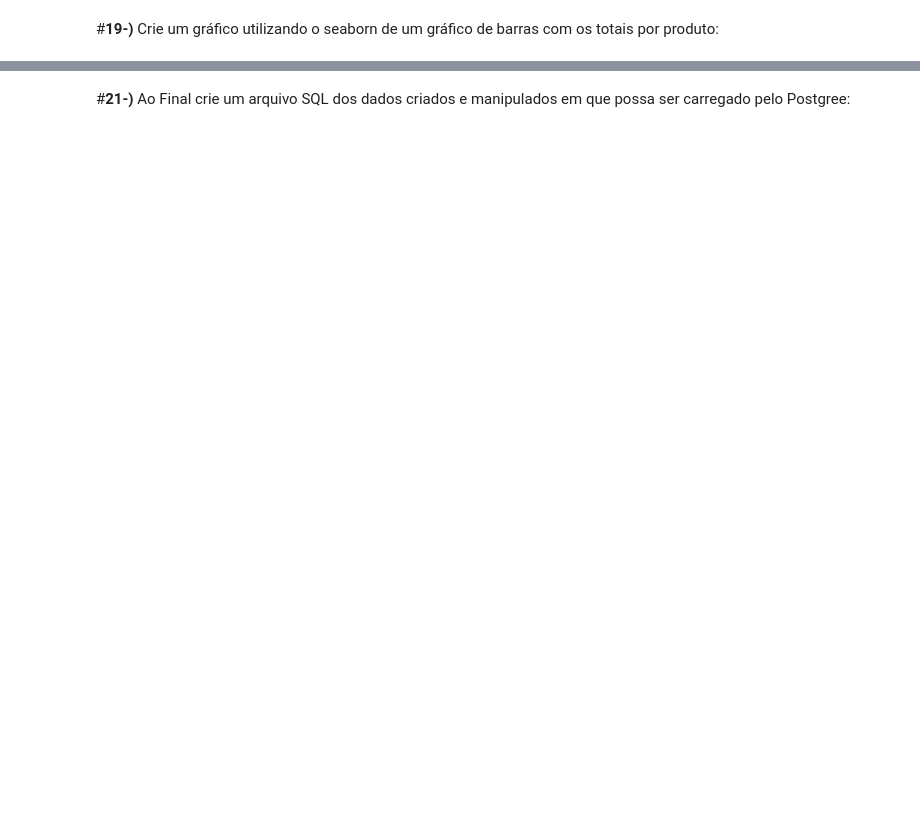
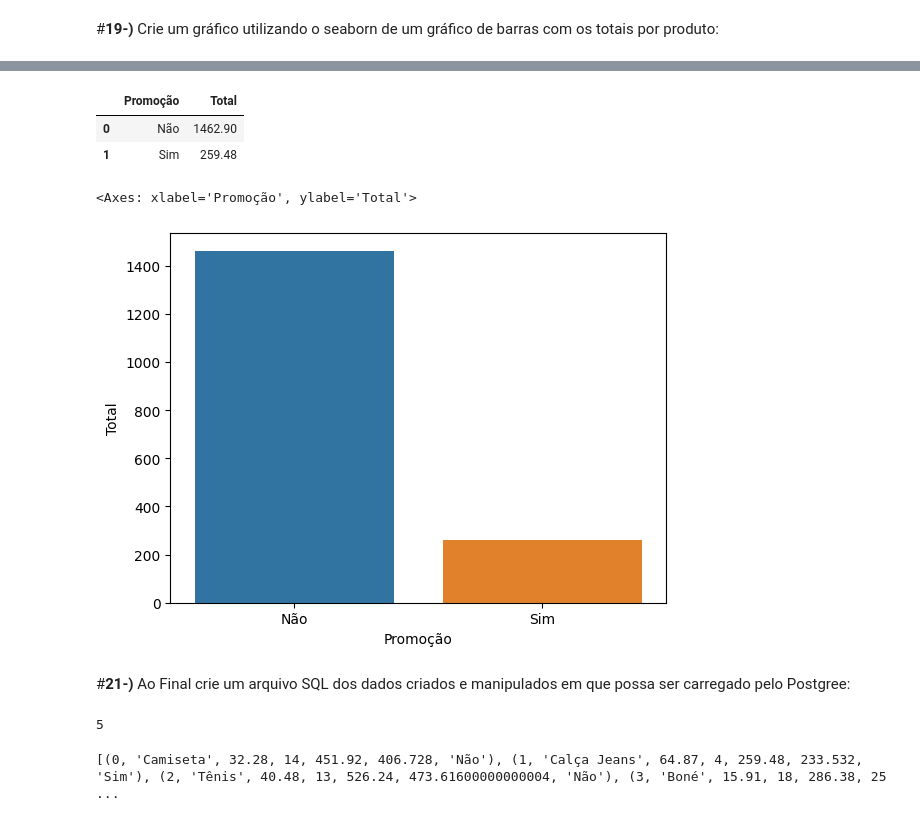
Before and after one commit to s1ms2l8/Revisao-Python, a Jupyter notebook: Atividade_Revisão_Python.ipynb, the cells around one changed output, grey strips where cells are left out. Saved outputs shown, nothing was run; the diff lists cells and outputs as text; code cells hidden in the pictures; blank space fills up the shorter version.

```diff
--- a/Atividade_Revisão_Python.ipynb
+++ b/Atividade_Revisão_Python.ipynb
@@ -419,4 +467,26 @@ import seaborn as sns
+# %%
+Totais_Promocao = df.groupby("Promoção")["Total"].sum().reset_index(drop=False)
+Totais_Promocao
+# %% [output]
+|  | Promoção | Total |
+| 0 | Não | 1462.90 |
+| 1 | Sim | 259.48 |
+# %%
+sns.barplot(data=Totais_Promocao, x='Promoção', y='Total')
+# %% [output]
+<Axes: xlabel='Promoção', ylabel='Total'>
+[figure, added]
 # %% [markdown]
 #**21-)** Ao Final crie um arquivo SQL dos dados criados e manipulados em que possa ser carregado pelo Postgree:
 # %%
 # Resposta
+# %%
+from sqlalchemy import create_engine, text
+engine = create_engine('sqlite:///:memory:')
+df.to_sql('Venda de Produtos', con = engine, if_exists = "replace")
+# %% [output]
+5
+# %%
+print(engine.execute("SELECT * FROM 'Venda de Produtos'").fetchall())
+# %% [output]
+[(0, 'Camiseta', 32.28, 14, 451.92, 406.728, 'Não'), (1, 'Calça Jeans', 64.87, 4, 259.48, 233.532, 'Sim'), (2, 'Tênis', 40.48, 13, 526.24, 473.61600000000004, 'Não'), (3, 'Boné', 15.91, 18, 286.38, 25 ...
```
Also changed, not shown: parts of 21 cells of this notebook.
